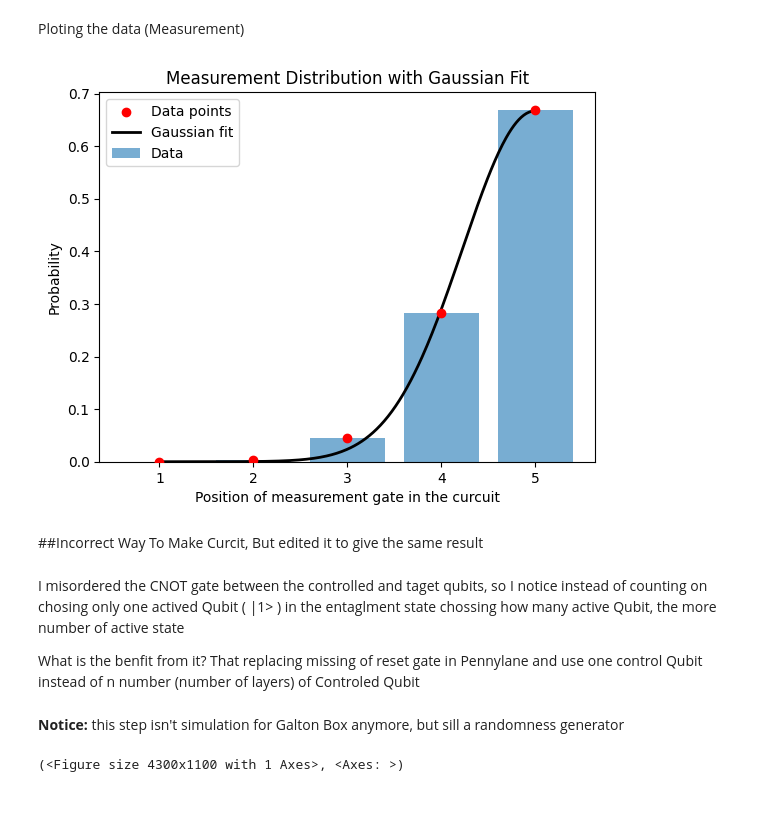
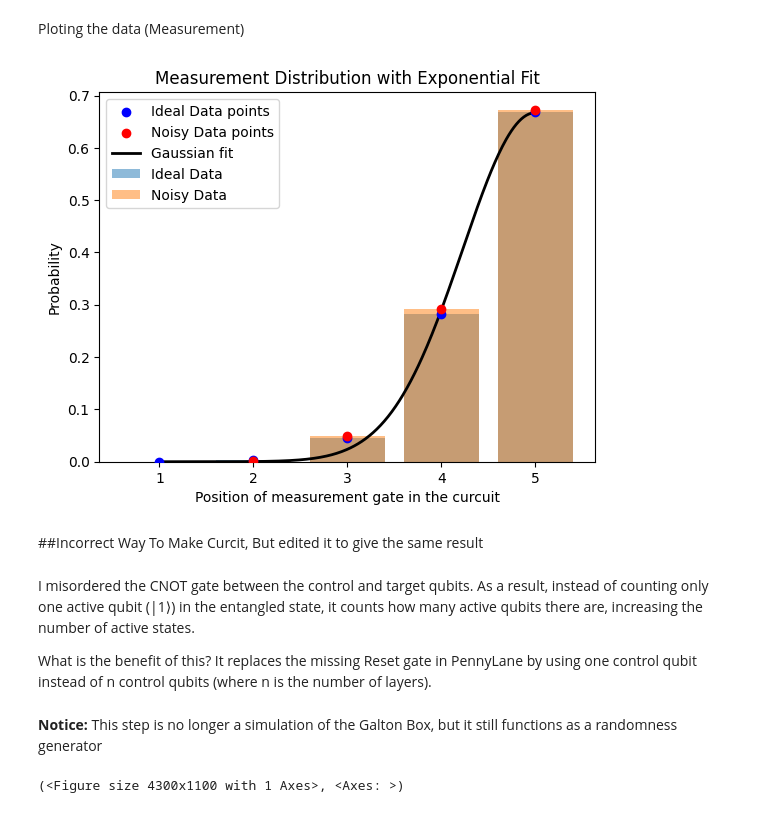
Before and after one commit to MohamedHSallam/Galton-Box-QC-, a Jupyter notebook: Wiser_project.ipynb, the cells around one changed output. Drawn from its saved outputs; the diff is of its cells as text; code cells hidden in the pictures.

```diff
--- a/Wiser_project.ipynb
+++ b/Wiser_project.ipynb
@@ -1004,15 +1003,19 @@ the Noisy result is :
 # %% [markdown]
 Ploting the data (Measurement)
 # %%
-hx=[]
+hx, hx_n=[],[]
 hy,hy_n=[],[]
-temp=0
+temp,t=0,0
 for i in [2**j for j in range(int(math.log(2**n, 2)) + 1)]:
    if h_circuit_U_I()[i]!=0:
      temp+=1
      hx.append(temp)
      hy.append(h_circuit_U_I()[i])
+   if h_circuit_U_I()[i]!=0:
+     t+=1
+     hx_n.append(t)
      hy_n.append(h_circuit_U_N()[i])
+
 
 # --- Example Gaussian function ---
 def gaussian(x, mu, sigma, amplitude):
@@ -1040,15 +1043,16 @@ x_fit = np.linspace(min(hx), max(hx), 300)
 y_fit = gaussian(x_fit, mu_fit, sigma_fit, amp_fit)
 
 # --- Plot ---
-plt.bar(hx, hy, width=0.8, alpha=0.6, label="Data")
+plt.bar(hx, hy, width=0.8, alpha=0.6, label="Ideal Data")
+plt.bar(hx_n, hy_n, width=0.8, alpha=0.6, label="Noisy Data")
 plt.scatter(hx, hy, color="blue", zorder=5, label="Ideal Data points")
-plt.scatter(hx, hy_n, color="red", zorder=5, label="Noisy Data points")
+plt.scatter(hx_n, hy_n, color="red", zorder=5, label="Noisy Data points")
 plt.plot(x_fit, y_fit, color="black", linewidth=2, label="Gaussian fit")
 
 # Labels
 plt.xlabel("Position of measurement gate in the curcuit")
 plt.ylabel("Probability")
-plt.title("Measurement Distribution with Gaussian Fit")
+plt.title("Measurement Distribution with Exponential Fit")
 plt.legend()
 plt.show()
 # %% [output]
@@ -1106,60 +1114,64 @@ array([0.00000000e+00, 8.31493604e-05, 3.15040818e-03, 0.00000000e+00,
 # %% [markdown]
 Ploting the data (Measurement)
 # %%
-hx_a=[]
+hx_a,hx_a_n=[],[]
 hy_a,hy_a_n=[],[]
-temp=0
+temp,t=0,0
 for i in [2**j for j in range(int(math.log(2**n, 2)) + 1)]:
-   if h_circuit_A_()[i]!=0:
+   if h_circuit_A_I()[i]!=0:
      temp+=1
      hx_a.append(temp)
      hy_a.append(h_circuit_A_I()[i])
+   if h_circuit_A_N()[i]!=0:
+     t+=1
+     hx_a_n.append(temp)
      hy_a_n.append(h_circuit_A_N()[i])
 
-# --- Example Gaussian function ---
 def gaussian(x, mu, sigma, amplitude):
     return amplitude * np.exp(-(x - mu)**2 / (2 * sigma**2))
 
 # --- Initial guess for fit ---
 mu_guess = hx_a[np.argmax(hy_a)]
 sigma_guess = (max(hx_a) - min(hx_a)) / 6
 amp_guess = max(hy_a)
 initial_guess = [mu_guess, sigma_guess, amp_guess]
 
 # --- Fit Gaussian ---
 popt, _ = curve_fit(
     gaussian,
     hx_a,
     hy_a,
     p0=initial_guess,
     bounds=([min(hx_a), 0, 0], [max(hx_a), np.inf, np.inf]),
     maxfev=5000
 )
 mu_fit, sigma_fit, amp_fit = popt
 
 # --- Smooth x-values for curve ---
 x_fit = np.linspace(min(hx_a), max(hx_a), 300)
 y_fit = gaussian(x_fit, mu_fit, sigma_fit, amp_fit)
 
 # --- Plot ---
-plt.bar(hx_a, hy_a, width=0.8, alpha=0.6, label="Data")
-plt.scatter(hx_a, hy_a, color="red", zorder=5, label="Data points")
+plt.bar(hx_a, hy_a, width=0.8, alpha=0.5, label="Ideal Data")
+plt.bar(hx_a_n, hy_a_n, width=0.8, alpha=0.5, label="Noisy Data")
+plt.scatter(hx_a, hy_a, color="blue", zorder=5, label="Ideal Data points")
+plt.scatter(hx_a_n, hy_a_n, color="red", zorder=5, label="Noisy Data points")
 plt.plot(x_fit, y_fit, color="black", linewidth=2, label="Gaussian fit")
 
 # Labels
 plt.xlabel("Position of measurement gate in the curcuit")
 plt.ylabel("Probability")
-plt.title("Measurement Distribution with Gaussian Fit")
+plt.title("Measurement Distribution with Exponential Fit")
 plt.legend()
 plt.show()
 # %% [output]
-[figure, old version]
+[figure, new version]
 # %% [markdown]
 ##Incorrect Way To Make Curcit, But edited it to give the same result
 # %% [markdown]
-I misordered the CNOT gate between the controlled and taget qubits, so I notice instead of counting on chosing only one actived Qubit ( |1> ) in the entaglment state chossing how many active Qubit, the more number of active state
+I misordered the CNOT gate between the control and target qubits. As a result, instead of counting only one active qubit (|1⟩) in the entangled state, it counts how many active qubits there are, increasing the number of active states.
 
-What is the benfit from it? That replacing missing of reset gate in Pennylane and use one control Qubit instead of n number (number of layers) of Controled Qubit
+What is the benefit of this? It replaces the missing Reset gate in PennyLane by using one control qubit instead of n control qubits (where n is the number of layers).
 # %% [markdown]
-**Notice:** this step isn't simulation for Galton Box anymore, but sill a randomness generator
+**Notice:** This step is no longer a simulation of the Galton Box, but it still functions as a randomness generator
 # %%
```
Also changed, not shown: parts of 41 cells of this notebook.
